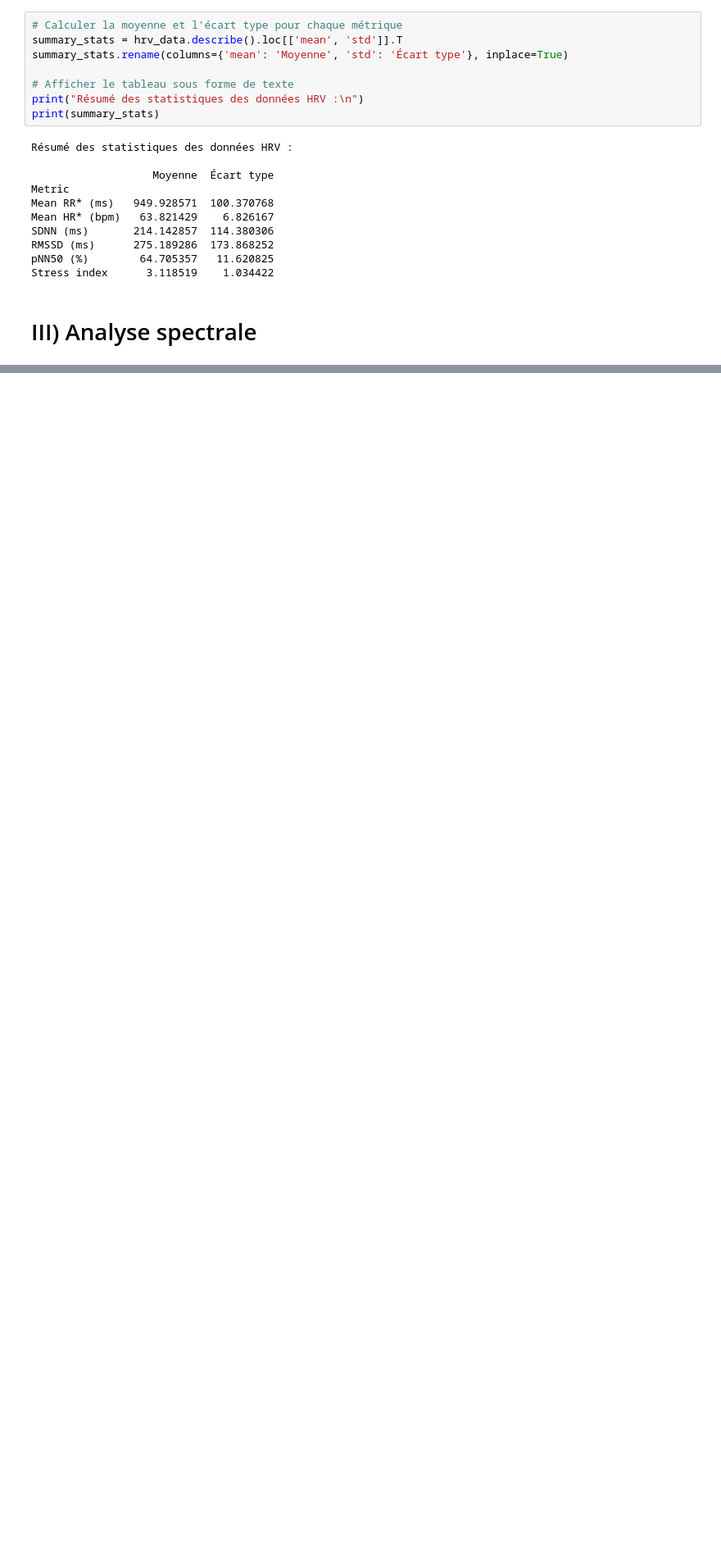
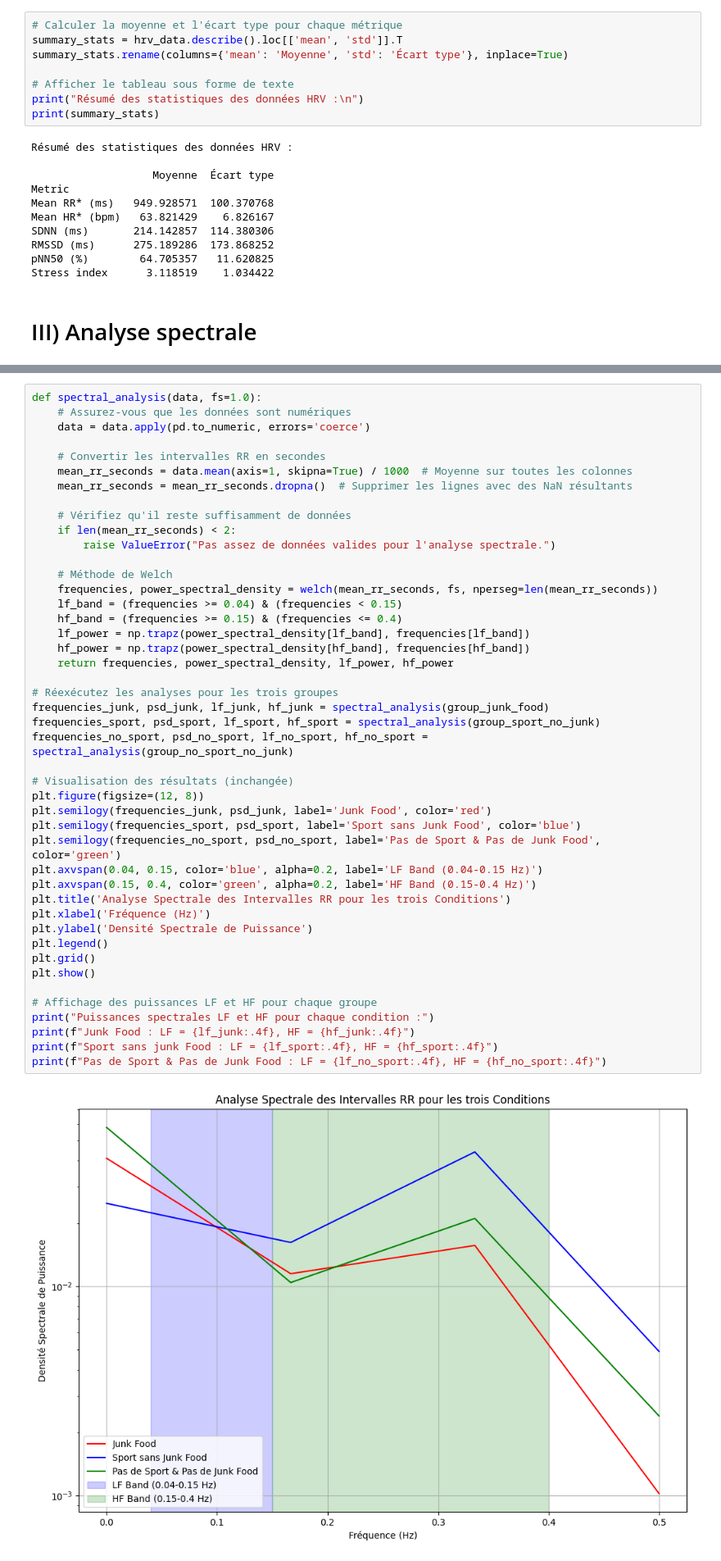
Before and after one commit to leyah-sa/VFC-Analysis, a Jupyter notebook: notebooks/Partie 1/monitoring.ipynb, the cells around one changed output, grey strips where cells are left out. Shown at 82% size. Saved outputs shown, nothing was run; the diff lists cells and outputs as text; blank space fills up the shorter version.

```diff
--- a/notebooks/Partie 1/monitoring.ipynb
+++ b/notebooks/Partie 1/monitoring.ipynb
@@ -343,0 +393,47 @@ plt.show()
+# %%
+def spectral_analysis(data, fs=1.0):
+    # Assurez-vous que les données sont numériques
+    data = data.apply(pd.to_numeric, errors='coerce')
+
+    # Convertir les intervalles RR en secondes
+    mean_rr_seconds = data.mean(axis=1, skipna=True) / 1000  # Moyenne sur toutes les colonnes
+    mean_rr_seconds = mean_rr_seconds.dropna()  # Supprimer les lignes avec des NaN résultants
+
+    # Vérifiez qu'il reste suffisamment de données
+    if len(mean_rr_seconds) < 2:
+        raise ValueError("Pas assez de données valides pour l'analyse spectrale.")
+
+    # Méthode de Welch
+    frequencies, power_spectral_density = welch(mean_rr_seconds, fs, nperseg=len(mean_rr_seconds))
+    lf_band = (frequencies >= 0.04) & (frequencies < 0.15)
+    hf_band = (frequencies >= 0.15) & (frequencies <= 0.4)
+    lf_power = np.trapz(power_spectral_density[lf_band], frequencies[lf_band])
+    hf_power = np.trapz(power_spectral_density[hf_band], frequencies[hf_band])
+    return frequencies, power_spectral_density, lf_power, hf_power
+
+# Réexécutez les analyses pour les trois groupes
+frequencies_junk, psd_junk, lf_junk, hf_junk = spectral_analysis(group_junk_food)
+frequencies_sport, psd_sport, lf_sport, hf_sport = spectral_analysis(group_sport_no_junk)
+frequencies_no_sport, psd_no_sport, lf_no_sport, hf_no_sport = spectral_analysis(group_no_sport_no_junk)
+
+# Visualisation des résultats (inchangée)
+plt.figure(figsize=(12, 8))
+plt.semilogy(frequencies_junk, psd_junk, label='Junk Food', color='red')
+plt.semilogy(frequencies_sport, psd_sport, label='Sport sans Junk Food', color='blue')
+plt.semilogy(frequencies_no_sport, psd_no_sport, label='Pas de Sport & Pas de Junk Food', color='green')
+plt.axvspan(0.04, 0.15, color='blue', alpha=0.2, label='LF Band (0.04-0.15 Hz)')
+plt.axvspan(0.15, 0.4, color='green', alpha=0.2, label='HF Band (0.15-0.4 Hz)')
+plt.title('Analyse Spectrale des Intervalles RR pour les trois Conditions')
+plt.xlabel('Fréquence (Hz)')
+plt.ylabel('Densité Spectrale de Puissance')
+plt.legend()
+plt.grid()
+plt.show()
+
+# Affichage des puissances LF et HF pour chaque groupe
+print("Puissances spectrales LF et HF pour chaque condition :")
+print(f"Junk Food : LF = {lf_junk:.4f}, HF = {hf_junk:.4f}")
+print(f"Sport sans junk Food : LF = {lf_sport:.4f}, HF = {hf_sport:.4f}")
+print(f"Pas de Sport & Pas de Junk Food : LF = {lf_no_sport:.4f}, HF = {hf_no_sport:.4f}")
+# %% [output]
+[figure, added]
```
Also changed, not shown: parts of 9 cells of this notebook.
